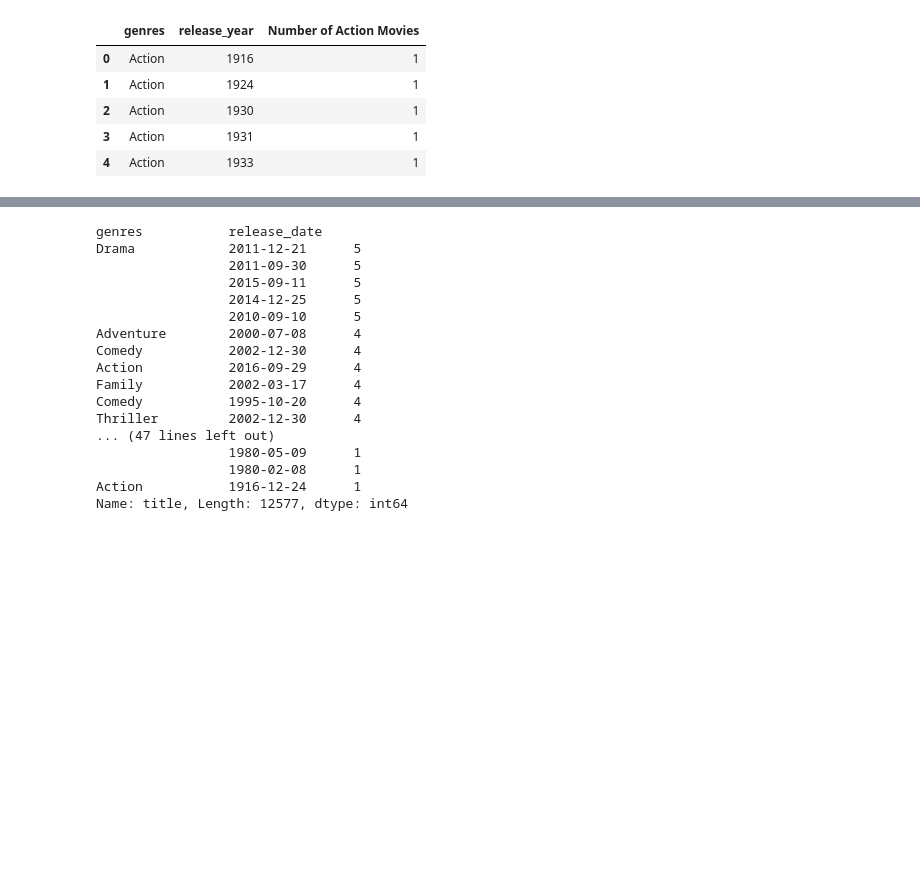
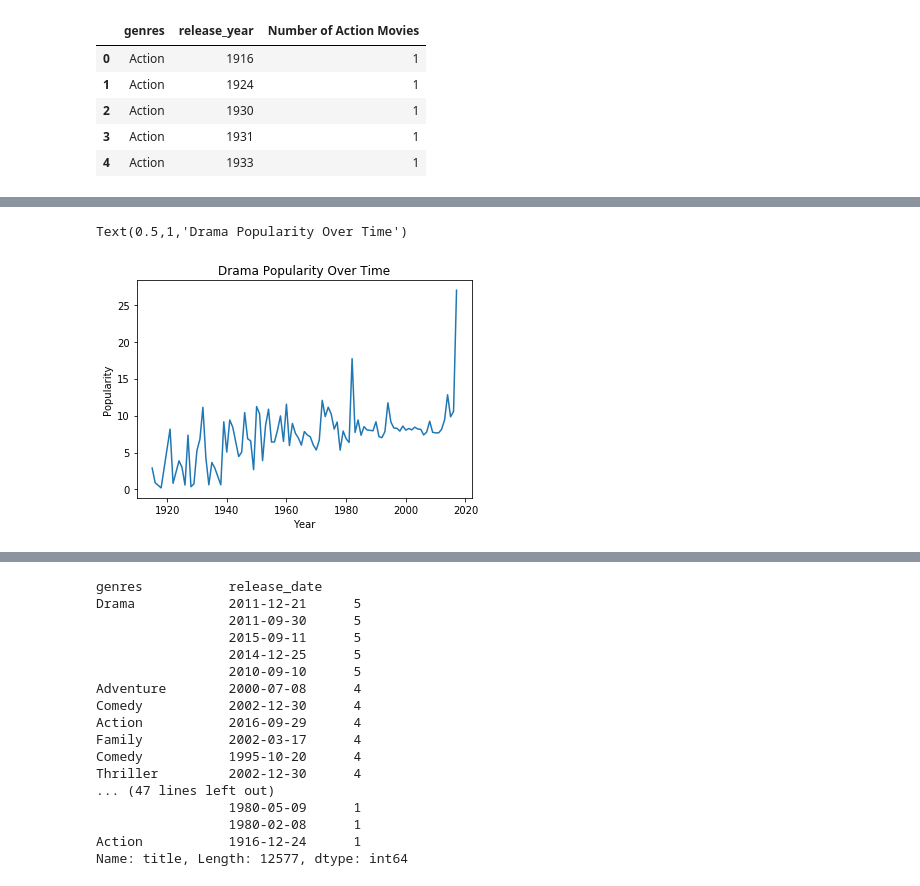
Before and after one commit to Congo-Kid/FuzzyWuzzy, a Jupyter notebook: Project1/latestMovieCode.ipynb, the cells around one changed output, grey strips where cells are left out. Saved outputs shown, nothing was run; the diff lists cells and outputs as text; code cells hidden in the pictures; blank space fills up the shorter version.

```diff
--- a/Project1/latestMovieCode.ipynb
+++ b/Project1/latestMovieCode.ipynb
@@ -297,0 +242,10 @@ d=ax.set_title("Top 5 Most Profitable Genres of All Time")
+# %%
+#movies_df = pd.read_csv(movie_plot)
+movies_dataprep = movies_final_df[['genres', 'popularity', 'release_year']]
+topGenresByPopularity = movies_dataprep.groupby(['release_year','genres', ])["popularity"].mean()
+topGenresByPopularity=topGenresByPopularity.to_frame()
+topGenresByPopularity.reset_index()
+topGenresByPopularity
+topGenresByPopularity = topGenresByPopularity.sort_values('popularity',ascending = False)
+topGenresByPopularity = topGenresByPopularity.reset_index()
+topGenresByPopularity.genres.unique()
@@ -297,0 +265,4 @@ d=ax.set_title("Top 5 Most Profitable Genres of All Time")
+# %%
+Dramatrend = topGenresByPopularity[(topGenresByPopularity['genres'] == 'Drama')]
+Dramatrend = Dramatrend.sort_values(by=['release_year'])
+Dramatrend.head()
@@ -297,0 +276,9 @@ d=ax.set_title("Top 5 Most Profitable Genres of All Time")
+# %%
+plt.plot(Dramatrend.release_year, Dramatrend.popularity)
+
+plt.xlabel('Year')
+plt.ylabel('Popularity')
+plt.title(f'Drama Popularity Over Time')
+# %% [output]
+Text(0.5,1,'Drama Popularity Over Time')
+[figure, added]
```
Also changed, not shown: parts of 62 cells of this notebook, 38 other files.
